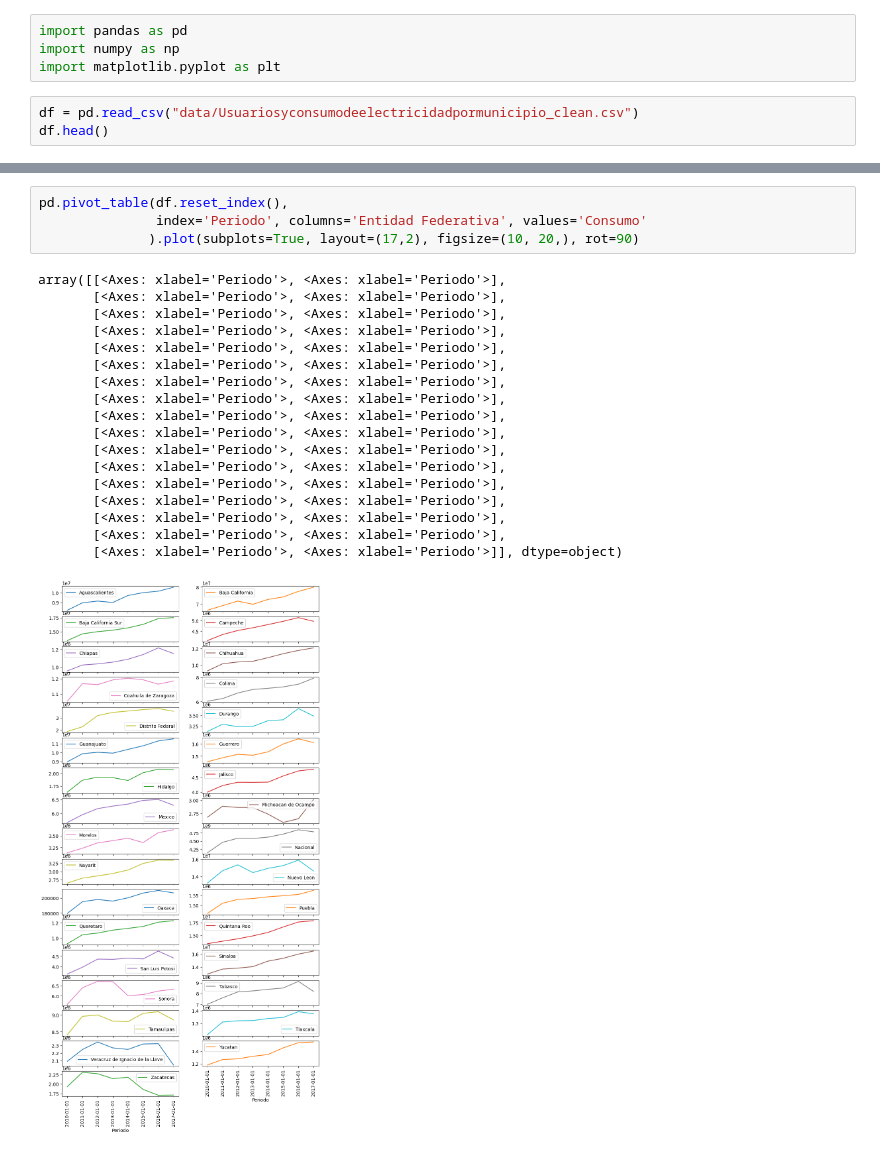
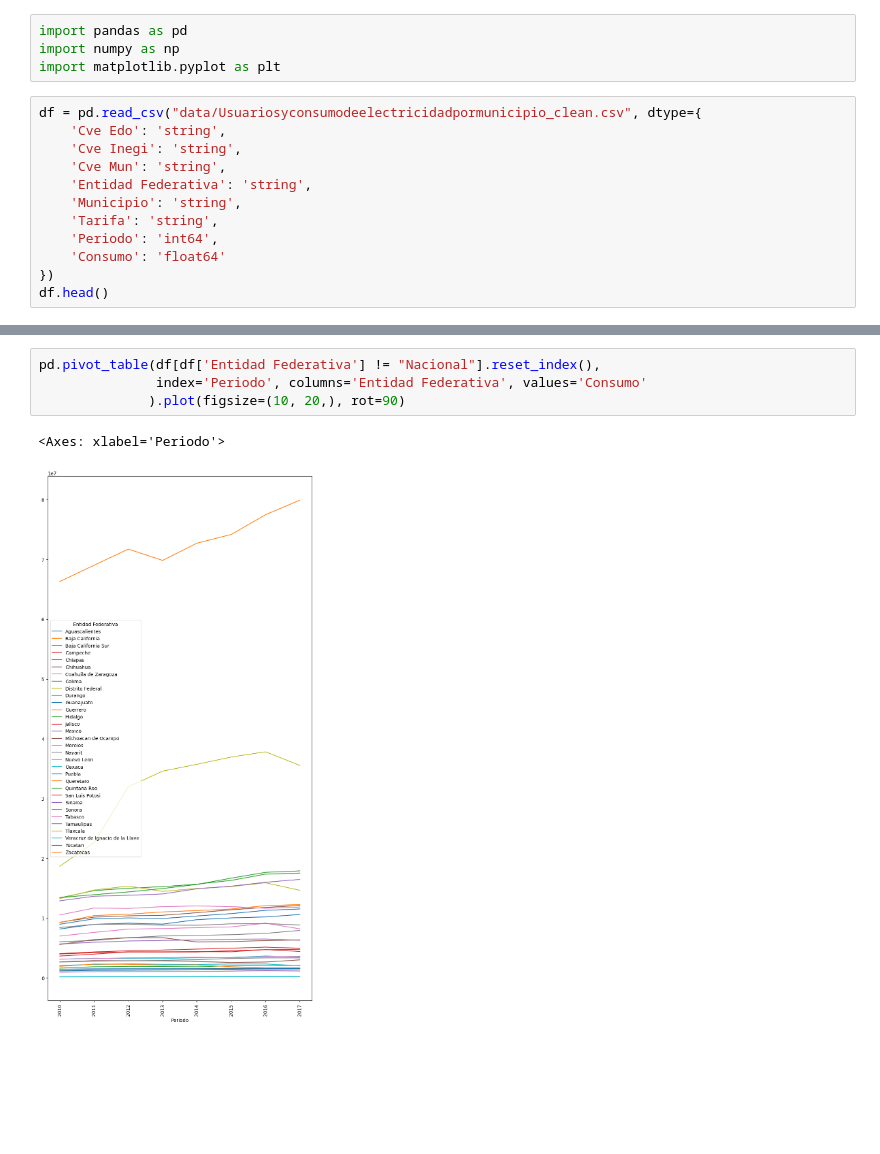
Before and after one commit to SaulPuente/data-mining-class, a Jupyter notebook: practica_4.ipynb, the cells around one changed output, grey strips where cells are left out. Cells and saved outputs as stored; diff of their text form; blank space fills up the shorter version.

```diff
--- a/practica_4.ipynb
+++ b/practica_4.ipynb
@@ -3,7 +3,16 @@ import pandas as pd
 import numpy as np
 import matplotlib.pyplot as plt
 # %%
-df = pd.read_csv("data/Usuariosyconsumodeelectricidadpormunicipio_clean.csv")
+df = pd.read_csv("data/Usuariosyconsumodeelectricidadpormunicipio_clean.csv", dtype={
+    'Cve Edo': 'string',
+    'Cve Inegi': 'string',
+    'Cve Mun': 'string',
+    'Entidad Federativa': 'string',
+    'Municipio': 'string',
+    'Tarifa': 'string',
+    'Periodo': 'int64',
+    'Consumo': 'float64'
+})
 df.head()
 # %% [output]
 |  | Cve Edo | Cve Inegi | Cve Mun | Entidad Federativa | Municipio | Tarifa | Periodo | Consumo |
@@ -29,23 +55,7 @@ Name: Consumo, dtype: object
 # %%
-pd.pivot_table(df.reset_index(),
+pd.pivot_table(df[df['Entidad Federativa'] != "Nacional"].reset_index(),
                index='Periodo', columns='Entidad Federativa', values='Consumo'
-              ).plot(subplots=True, layout=(17,2), figsize=(10, 20,), rot=90)
+              ).plot(figsize=(10, 20,), rot=90)
 # %% [output]
-array([[<Axes: xlabel='Periodo'>, <Axes: xlabel='Periodo'>],
-       [<Axes: xlabel='Periodo'>, <Axes: xlabel='Periodo'>],
-       [<Axes: xlabel='Periodo'>, <Axes: xlabel='Periodo'>],
-       [<Axes: xlabel='Periodo'>, <Axes: xlabel='Periodo'>],
-       [<Axes: xlabel='Periodo'>, <Axes: xlabel='Periodo'>],
-       [<Axes: xlabel='Periodo'>, <Axes: xlabel='Periodo'>],
-       [<Axes: xlabel='Periodo'>, <Axes: xlabel='Periodo'>],
-       [<Axes: xlabel='Periodo'>, <Axes: xlabel='Periodo'>],
-       [<Axes: xlabel='Periodo'>, <Axes: xlabel='Periodo'>],
-       [<Axes: xlabel='Periodo'>, <Axes: xlabel='Periodo'>],
-       [<Axes: xlabel='Periodo'>, <Axes: xlabel='Periodo'>],
-       [<Axes: xlabel='Periodo'>, <Axes: xlabel='Periodo'>],
-       [<Axes: xlabel='Periodo'>, <Axes: xlabel='Periodo'>],
-       [<Axes: xlabel='Periodo'>, <Axes: xlabel='Periodo'>],
-       [<Axes: xlabel='Periodo'>, <Axes: xlabel='Periodo'>],
-       [<Axes: xlabel='Periodo'>, <Axes: xlabel='Periodo'>],
-       [<Axes: xlabel='Periodo'>, <Axes: xlabel='Periodo'>]], dtype=object)
+<Axes: xlabel='Periodo'>
-[figure, old version]
+[figure, new version]
```
Also changed, not shown: parts of 7 cells of this notebook, 3 other files.
